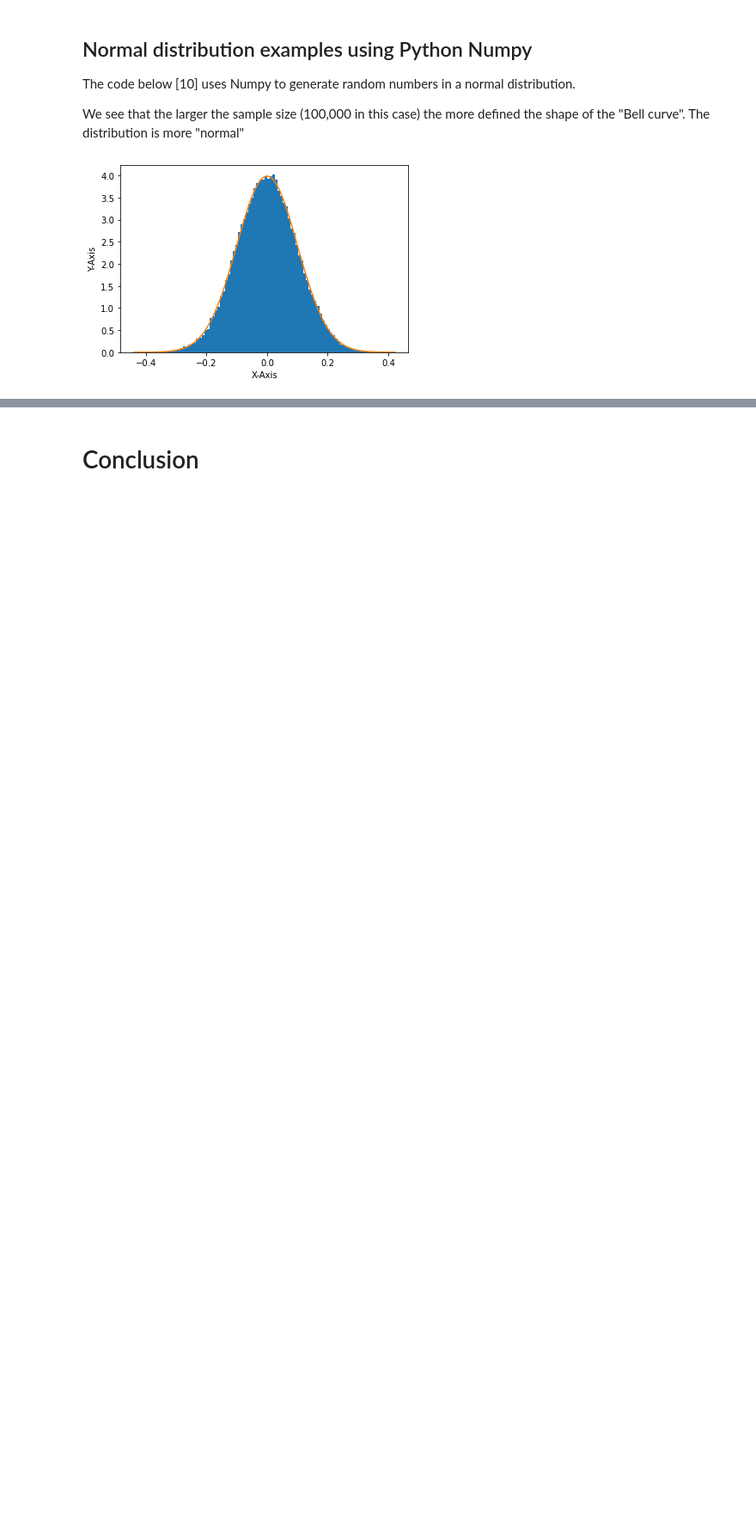
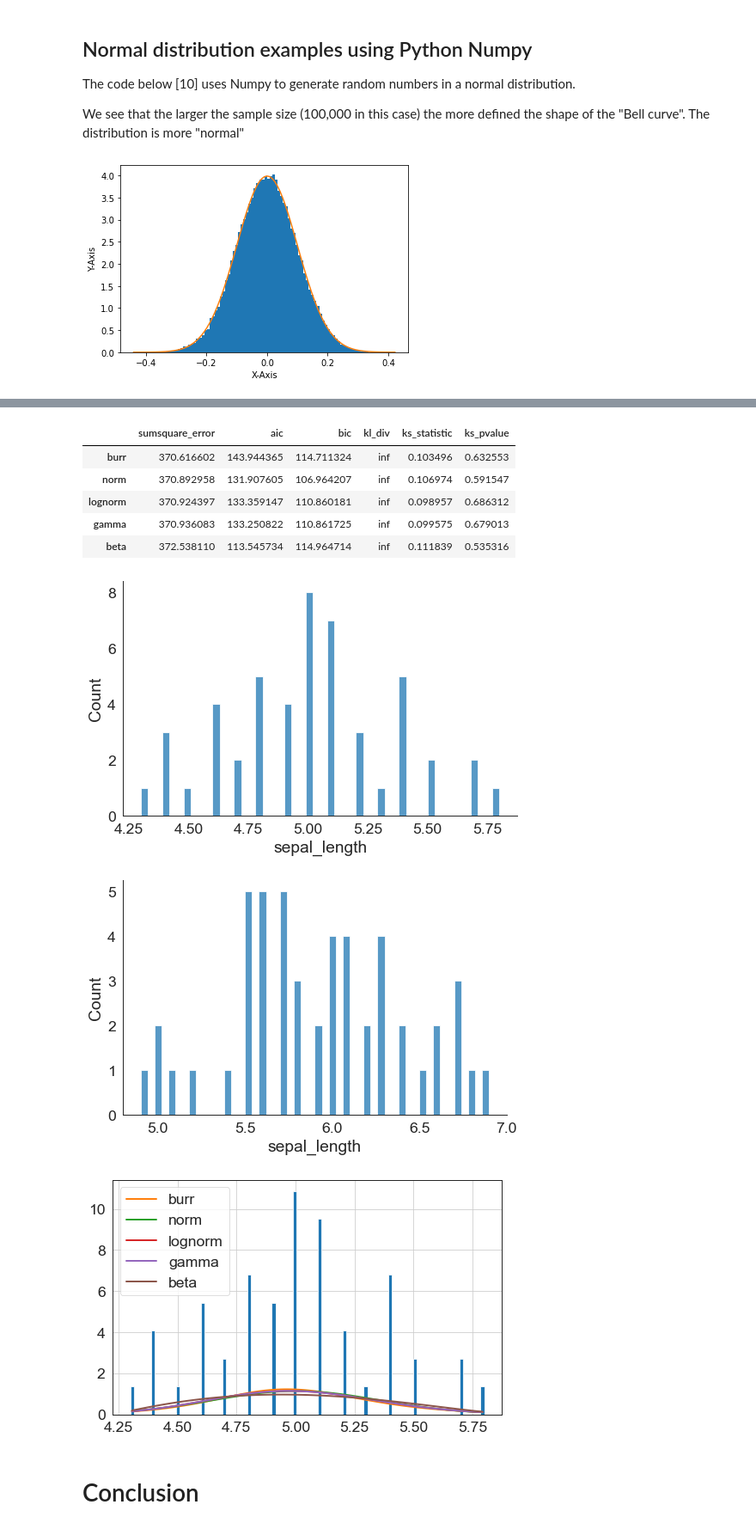
Before and after one commit to JScarry/FUNDAMENTALS_OF_DATA_ANALYSIS, a Jupyter notebook: Normal_Distribution.ipynb, the cells around one changed output, grey strips where cells are left out. Shown: that part at 86% size. Cells and saved outputs as stored; diff of their text form; code cells hidden in the pictures; blank space fills up the shorter version.

Commit message:
added - is my data normal?

```diff
--- a/Normal_Distribution.ipynb
+++ b/Normal_Distribution.ipynb
@@ -136,0 +141,28 @@ plt.show()
+# %%
+import pandas as pd
+import matplotlib
+import matplotlib.pyplot as plt
+import seaborn as sns
+import time
+from fitter import Fitter
+
+iris_df = sns.load_dataset("iris") #load iris dataset directly from seaborn
+print(iris_df.head())
+print()
+print(iris_df.info()) #display df info
+print()
+setosa_df = iris_df.iloc[1:50] #select first 50 rows (all setosa entries)
+versicolor_df = iris_df.iloc[51:101]
+virginica_df = iris_df.iloc[101:151]
+sns.set_style('white')
+sns.set_context("paper", font_scale = 2) #setup style
+sns.displot(data=setosa_df, x="sepal_length", kind="hist", bins = 50, aspect = 1.5,) #plot histogram of setosa sepal lengths
+sns.displot(data=versicolor_df, x="sepal_length", kind="hist", bins = 50, aspect = 1.5,)
+sns.displot(data=virginica_df, x="sepal_length", kind="hist", bins = 50, aspect = 1.5,)
+
+sepal_length_fn = setosa_df["sepal_length"].values #create function for sepal length values
+#f = Fitter(sepal_length_fn) #check for best fit of data (https://medium.com/the-researchers-guide/finding-the-best-distribution-that-fits-your-data-using-pythons-fitter-library-319a5a0972e9)
+f = Fitter(sepal_length_fn,distributions=['gamma','lognorm',"beta","burr","norm"])
+f.fit()
+f.summary() #print a summmary
+# %% [output]
@@ -137,3 +189,12 @@ plt.show()
+|  | sumsquare_error | aic | bic | kl_div | ks_statistic | ks_pvalue |
+| burr | 370.616602 | 143.944365 | 114.711324 | inf | 0.103496 | 0.632553 |
+| norm | 370.892958 | 131.907605 | 106.964207 | inf | 0.106974 | 0.591547 |
+| lognorm | 370.924397 | 133.359147 | 110.860181 | inf | 0.098957 | 0.686312 |
+| gamma | 370.936083 | 133.250822 | 110.861725 | inf | 0.099575 | 0.679013 |
+| beta | 372.538110 | 113.545734 | 114.964714 | inf | 0.111839 | 0.535316 |
+[figure, added]
+[figure, added]
+[figure, added]
 # %% [markdown]
 # Conclusion
 # %% [markdown]
```
Also changed, not shown: parts of 2 cells of this notebook, 2 other files.
